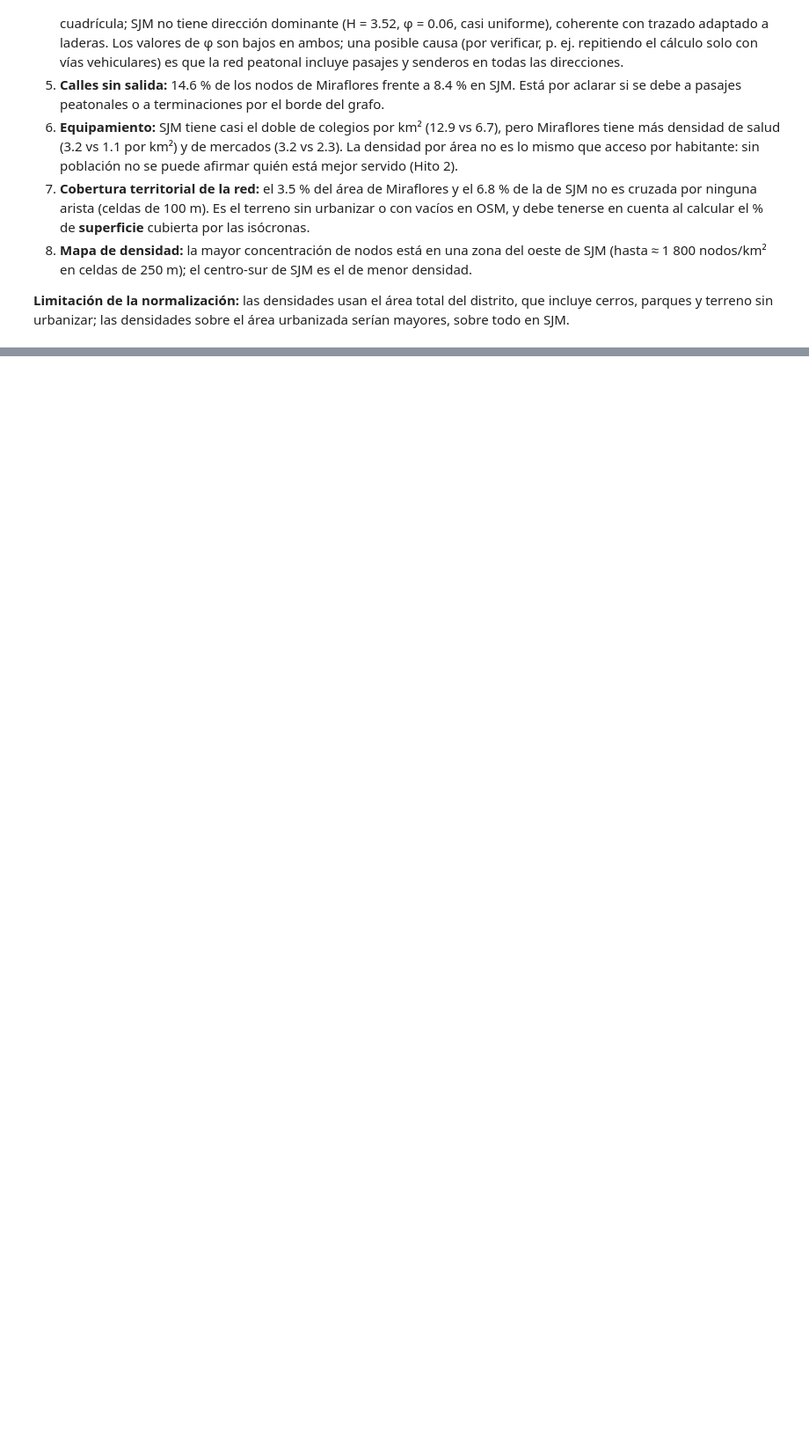
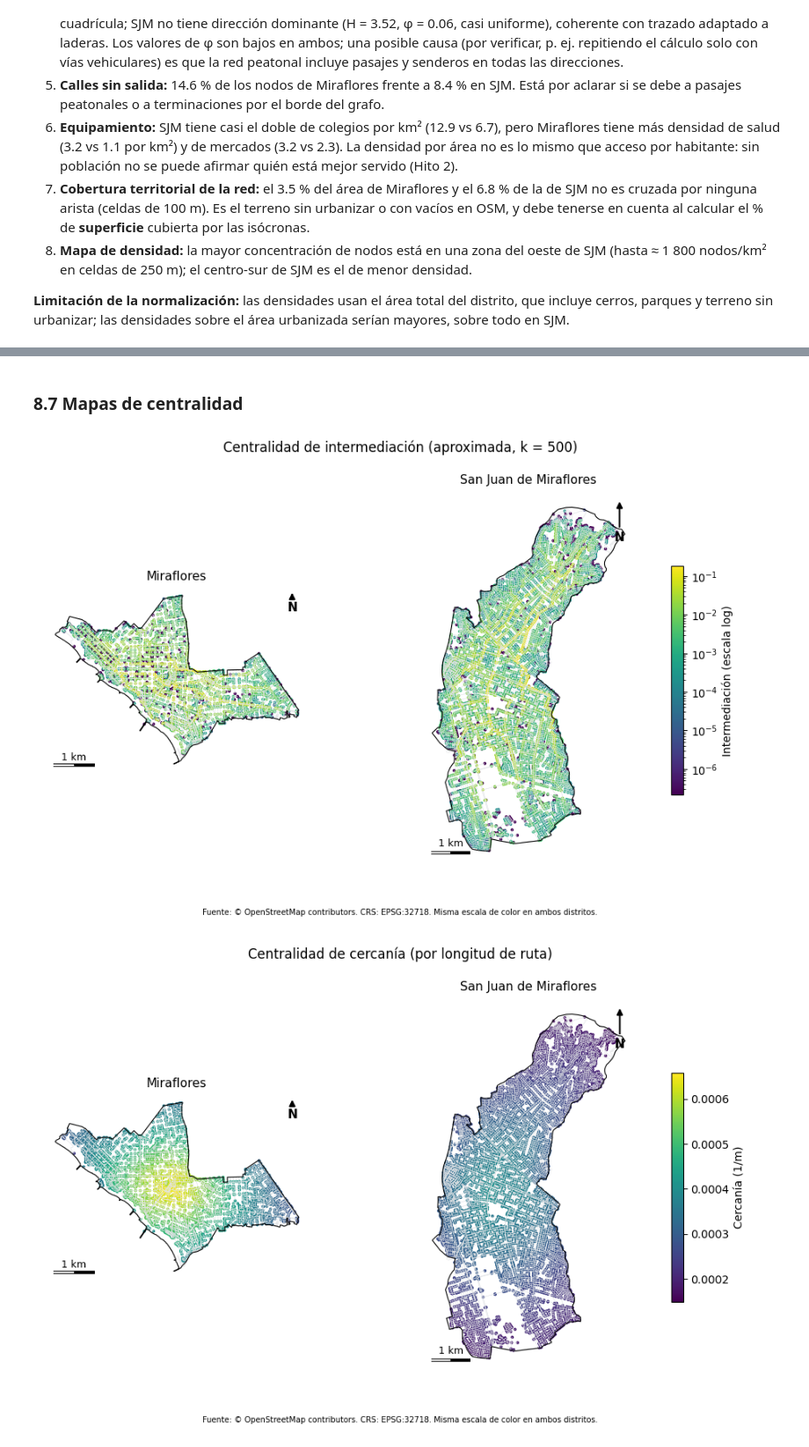
Before and after one commit to lvanCR/lima-walkability-accessibility, a Jupyter notebook: notebooks/03_metricas_y_eda.ipynb, the cells around one changed output, grey strips where cells are left out. Shown at 88% size. Saved outputs shown, nothing was run; the diff lists cells and outputs as text; code cells hidden in the pictures; blank space fills up the shorter version.

Commit message:
feat: métricas globales y locales (caminos, centralidades y error de la intermediación aproximada)

```diff
--- a/notebooks/03_metricas_y_eda.ipynb
+++ b/notebooks/03_metricas_y_eda.ipynb
@@ -359,0 +558,17 @@ Guardado: D:\TP-TF_Complex_Networks\data\processed\eda_comparacion_distritos.csv
+# %%
+locales = {}
+for d, H in subg.items():
+    t0 = time.time()
+    df = pd.DataFrame(index=list(H.nodes))
+    df["distrito"] = d
+    df["x"] = [H.nodes[n]["x"] for n in df.index]
+    df["y"] = [H.nodes[n]["y"] for n in df.index]
+    df["grado"] = pd.Series(dict(H.degree()))
+    df["agrupamiento"] = pd.Series(nx.clustering(H))
+    df["cercania"] = cercania[d]
+    df["intermediacion"] = pd.Series(nx.betweenness_centrality(H, k=K_BETW, weight="length", seed=cfg.SEED, normalized=True))
+    df["pagerank"] = pd.Series(nx.pagerank(H, weight=None))
+    locales[d] = df
+    print(f"{d}: centralidades en {time.time() - t0:.0f} s")
+nodos_metricas = pd.concat(locales.values())
+nodos_metricas.groupby("distrito")[["grado", "agrupamiento", "cercania", "intermediacion", "pagerank"]].describe().T.round(5)
@@ -359,0 +629,30 @@ Guardado: D:\TP-TF_Complex_Networks\data\processed\eda_comparacion_distritos.csv
+# %% [markdown]
+### 8.7 Mapas de centralidad
+# %%
+from matplotlib.colors import LogNorm
+
+def mapa_centralidad(col, titulo, etiqueta, archivo, log=False):
+    fig, axs = plt.subplots(1, 2, figsize=(12, 6.2))
+    vmin = nodos_metricas[col][nodos_metricas[col] > 0].min() if log else nodos_metricas[col].min()
+    vmax = nodos_metricas[col].max()
+    norm = LogNorm(vmin, vmax) if log else None
+    for ax, d in zip(axs, DISTRITOS):
+        df = nodos_metricas[nodos_metricas["distrito"] == d].sort_values(col)
+        aristas[aristas["distrito"] == d].plot(ax=ax, color="#e3e5e8", linewidth=0.3)
+        limites_utm[limites_utm["distrito"] == d].boundary.plot(ax=ax, color="k", lw=0.8)
+        sc = ax.scatter(df["x"], df["y"], c=df[col].clip(lower=vmin) if log else df[col], s=3, cmap="viridis",
+                        norm=norm, vmin=None if log else vmin, vmax=None if log else vmax)
+        ax.set_axis_off()
+        ax.set_title(d, fontsize=11)
+        mapas.escala_y_norte(ax, 1000)
+    fig.colorbar(sc, ax=axs, shrink=0.6, label=etiqueta + (" (escala log)" if log else ""))
+    fig.suptitle(titulo)
+    fig.text(0.5, 0.02, "Fuente: © OpenStreetMap contributors. CRS: EPSG:32718. Misma escala de color en ambos distritos.", ha="center", fontsize=7)
+    mapas.guardar(fig, cfg.FIG_MAPS / archivo)
+    plt.show()
+
+mapa_centralidad("intermediacion", "Centralidad de intermediación (aproximada, k = 500)", "Intermediación", "metricas_02_intermediacion.png", log=True)
+mapa_centralidad("cercania", "Centralidad de cercanía (por longitud de ruta)", "Cercanía (1/m)", "metricas_03_cercania.png")
+# %% [output]
+[figure, added]
+[figure, added]
```
Also changed, not shown: parts of 20 cells of this notebook, 9 other files.
